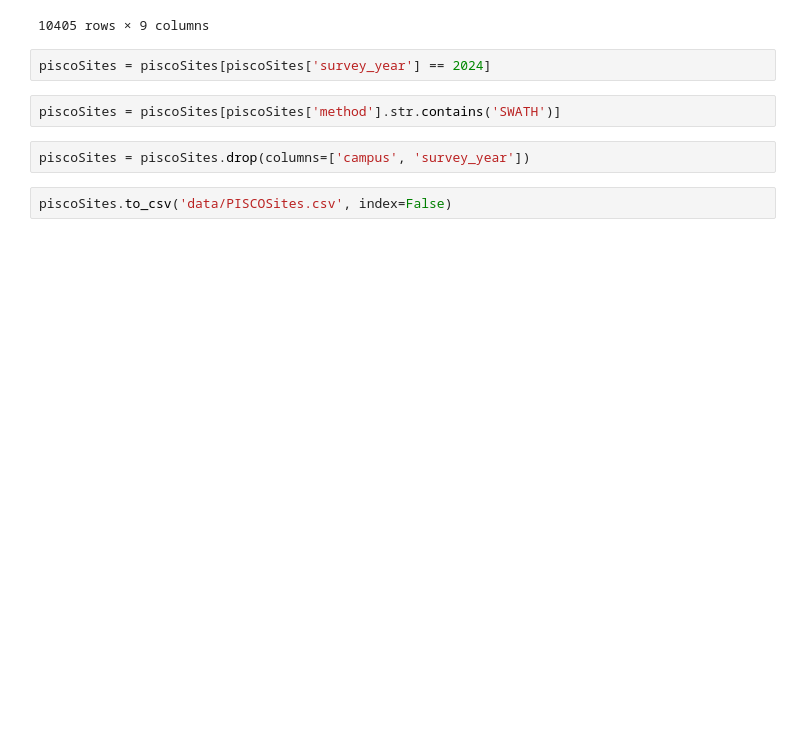
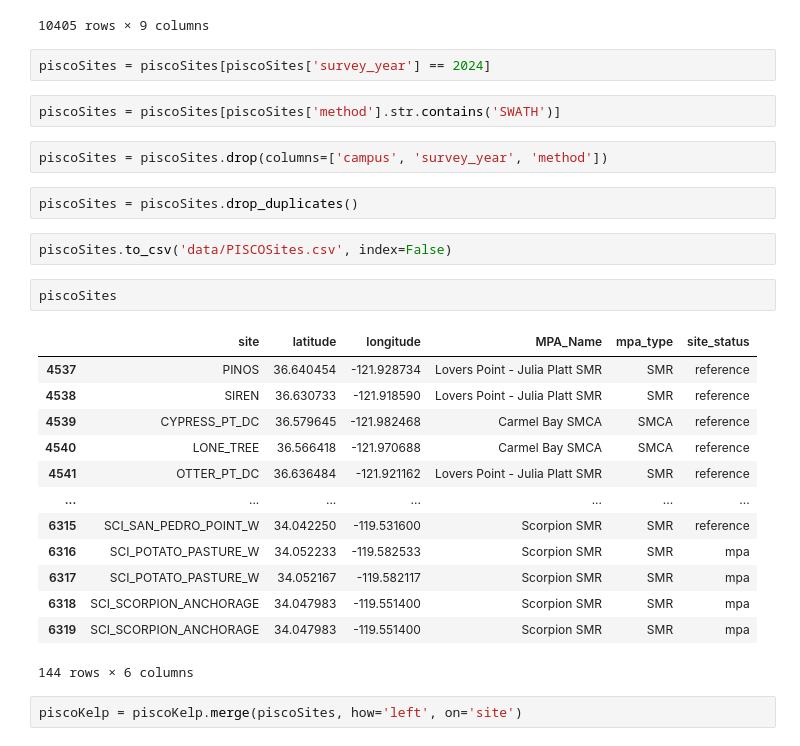
Before and after one commit to fish-pace/2026-proj-kelp-west, a Jupyter notebook: PISCODataCleaning.ipynb, the cells around one changed output. Saved outputs shown, nothing was run; the diff lists cells and outputs as text; blank space fills up the shorter version.

```diff
--- a/PISCODataCleaning.ipynb
+++ b/PISCODataCleaning.ipynb
@@ -112,6 +110,26 @@ piscoSites = piscoSites[piscoSites['survey_year'] == 2024]
 # %%
 piscoSites = piscoSites[piscoSites['method'].str.contains('SWATH')]
 # %%
-piscoSites = piscoSites.drop(columns=['campus', 'survey_year'])
+piscoSites = piscoSites.drop(columns=['campus', 'survey_year', 'method'])
+# %%
+piscoSites = piscoSites.drop_duplicates()
 # %%
 piscoSites.to_csv('data/PISCOSites.csv', index=False)
+# %%
+piscoSites
+# %% [output]
+|  | site | latitude | longitude | MPA_Name | mpa_type | site_status |
+| 4537 | PINOS | 36.640454 | -121.928734 | Lovers Point - Julia Platt SMR | SMR | reference |
+| 4538 | SIREN | 36.630733 | -121.918590 | Lovers Point - Julia Platt SMR | SMR | reference |
+| 4539 | CYPRESS_PT_DC | 36.579645 | -121.982468 | Carmel Bay SMCA | SMCA | reference |
+| 4540 | LONE_TREE | 36.566418 | -121.970688 | Carmel Bay SMCA | SMCA | reference |
+| 4541 | OTTER_PT_DC | 36.636484 | -121.921162 | Lovers Point - Julia Platt SMR | SMR | reference |
+| ... | ... | ... | ... | ... | ... | ... |
+| 6315 | SCI_SAN_PEDRO_POINT_W | 34.042250 | -119.531600 | Scorpion SMR | SMR | reference |
+| 6316 | SCI_POTATO_PASTURE_W | 34.052233 | -119.582533 | Scorpion SMR | SMR | mpa |
+| 6317 | SCI_POTATO_PASTURE_W | 34.052167 | -119.582117 | Scorpion SMR | SMR | mpa |
+| 6318 | SCI_SCORPION_ANCHORAGE | 34.047983 | -119.551400 | Scorpion SMR | SMR | mpa |
+| 6319 | SCI_SCORPION_ANCHORAGE | 34.047983 | -119.551400 | Scorpion SMR | SMR | mpa |
+144 rows × 6 columns
+# %%
+piscoKelp = piscoKelp.merge(piscoSites, how='left', on='site')
```
Also changed, not shown: parts of 3 cells of this notebook, 3 other files.
